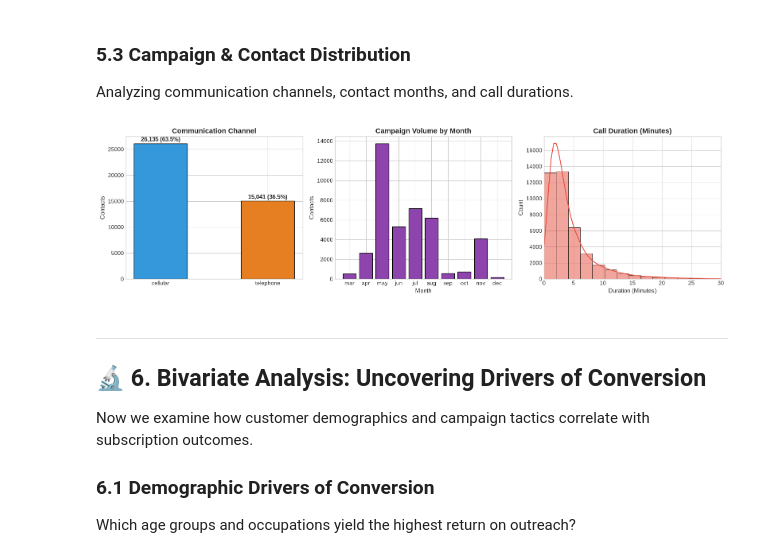
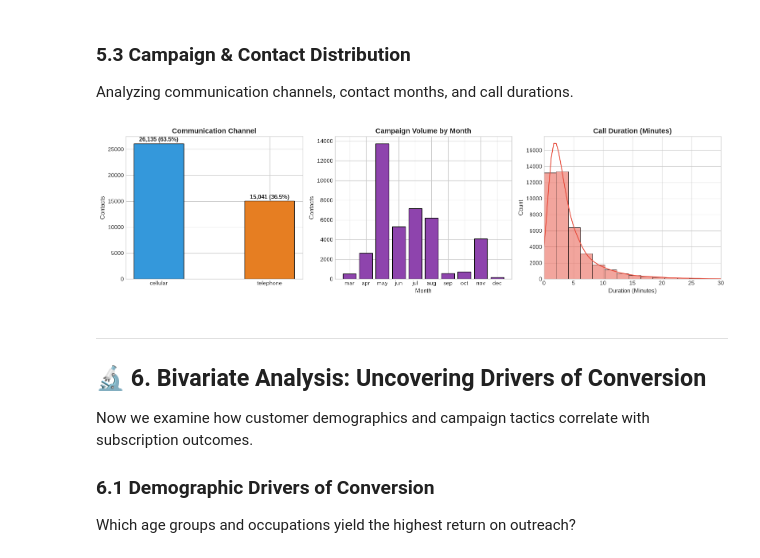
Before and after one commit to Jenil1510/Ml-Engineering-learning, a Jupyter notebook: 02_exploratory_data_analysis/eda_bank_marketing.ipynb, the cells around one changed output. Cells and saved outputs as stored; diff of their text form; code cells hidden in the pictures.

```diff
--- a/02_exploratory_data_analysis/eda_bank_marketing.ipynb
+++ b/02_exploratory_data_analysis/eda_bank_marketing.ipynb
@@ -362,32 +362,32 @@ Analyzing communication channels, contact months, and call durations.
 # %%
 fig, axes = plt.subplots(1, 3, figsize=(16, 4.5))
 
 # 1. Contact Medium
 contact_counts = df['contact'].value_counts()
-axes[0].bar(contact_counts.index, contact_counts.values, color=['#3498db', '#e67e22'], edgecolor='black', width=0.5)
+axes[0].bar(contact_counts.index, contact_counts.values, color=['#3498db', '#e67e22'], edgecolor='black', width=0.45)
 axes[0].set_title("Communication Channel", fontweight='bold')
 axes[0].set_ylabel("Contacts")
 for i, v in enumerate(contact_counts.values):
     axes[0].text(i, v + 400, f"{v:,} ({v/len(df)*100:.1f}%)", ha='center', fontweight='bold')
 
 # 2. Contact Month Distribution
 month_order = ['mar', 'apr', 'may', 'jun', 'jul', 'aug', 'sep', 'oct', 'nov', 'dec']
 month_counts = df['month'].value_counts().reindex(month_order).fillna(0)
 axes[1].bar(month_counts.index, month_counts.values, color='#8e44ad', edgecolor='black')
 axes[1].set_title("Campaign Volume by Month", fontweight='bold')
 axes[1].set_xlabel("Month")
 axes[1].set_ylabel("Contacts")
 
 # 3. Call Duration Distribution (Log Scale for Skew)
 sns.histplot(df['duration_min'], bins=40, kde=True, ax=axes[2], color='#e74c3c', edgecolor='black')
 axes[2].set_title("Call Duration (Minutes)", fontweight='bold')
 axes[2].set_xlabel("Duration (Minutes)")
 axes[2].set_xlim(0, 30)
 
 plt.tight_layout()
 plt.show()
 # %% [output]
-[figure, old version]
+[figure, new version]
 # %% [markdown]
 ---
 ## 🔬 6. Bivariate Analysis: Uncovering Drivers of Conversion
```
Also changed, not shown: parts of 4 cells of this notebook, 6 other files.
